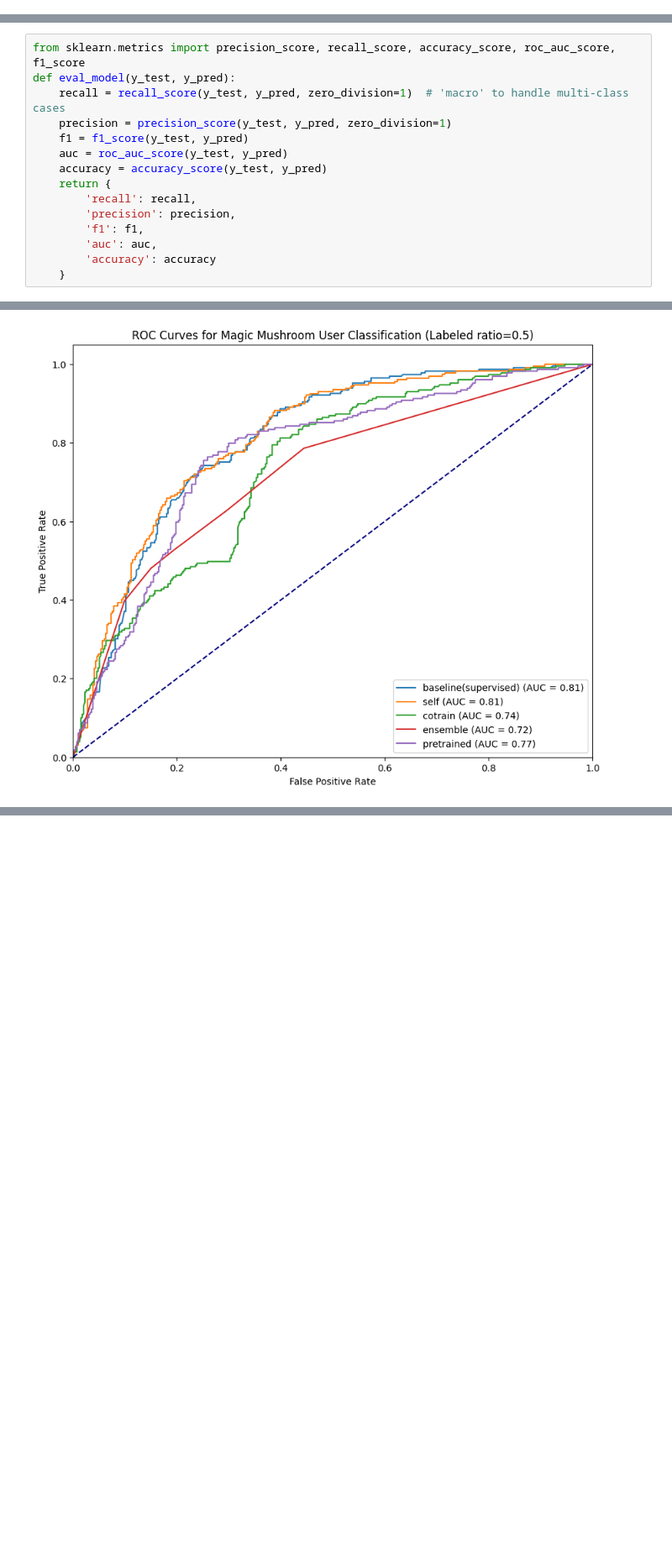
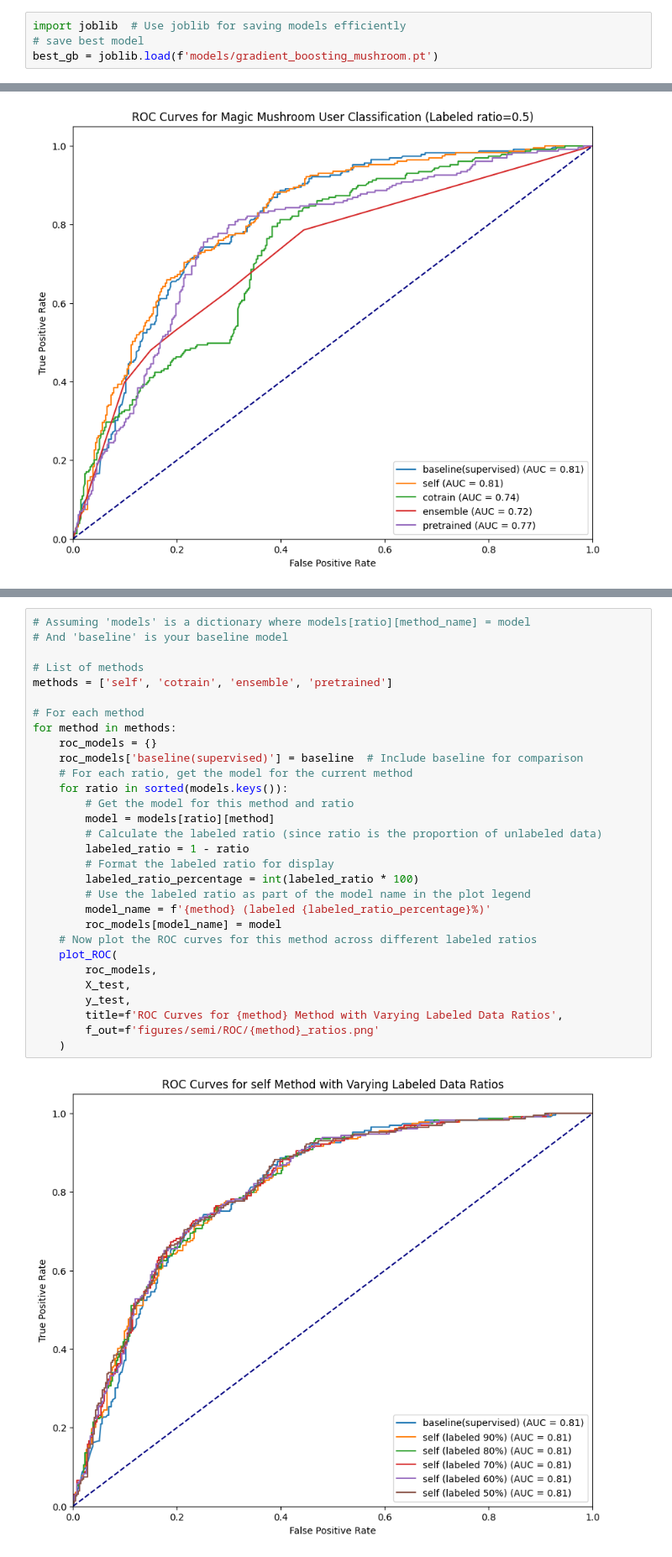
Before and after one commit to bianyuanop/CSI5155_2024F_Project, a Jupyter notebook: project.ipynb, the cells around one changed output, grey strips where cells are left out. Shown at 84% size. Saved outputs shown, nothing was run; the diff lists cells and outputs as text; blank space fills up the shorter version.

```diff
--- a/project.ipynb
+++ b/project.ipynb
@@ -249,6 +248,10 @@ def evaluation(models,
     print(f"Best acc: {best_acc}; Best models: {best_models}")
     print(f"Worst acc: {worst_acc}; Worst models: {worst_models}")
     plot_ROC(models, X_test, y_test, title=roc_title, f_out=f_roc)
+# %%
+import joblib  # Use joblib for saving models efficiently
+# save best model
+best_gb = joblib.load(f'models/gradient_boosting_mushroom.pt')
 # %%
 roc_title='ROC Curves for Magic Mushroom User Classification'
 f_cm='figures/baseline/confusion_matrices.png'
@@ -272,15 +274,0 @@ Worst acc: 0.7479935794542536; Worst models: ['Gradient Boosting']
-# %%
-from sklearn.metrics import precision_score, recall_score, accuracy_score, roc_auc_score, f1_score
-def eval_model(y_test, y_pred):
-    recall = recall_score(y_test, y_pred, zero_division=1)  # 'macro' to handle multi-class cases
-    precision = precision_score(y_test, y_pred, zero_division=1)
-    f1 = f1_score(y_test, y_pred)
-    auc = roc_auc_score(y_test, y_pred)
-    accuracy = accuracy_score(y_test, y_pred)
-    return {
-        'recall': recall,
-        'precision': precision,
-        'f1': f1,
-        'auc': auc,
-        'accuracy': accuracy
-    }
@@ -1064,0 +1110,32 @@ for ratio in models:
+# %%
+# Assuming 'models' is a dictionary where models[ratio][method_name] = model
+# And 'baseline' is your baseline model
+
+# List of methods
+methods = ['self', 'cotrain', 'ensemble', 'pretrained']
+
+# For each method
+for method in methods:
+    roc_models = {}
+    roc_models['baseline(supervised)'] = baseline  # Include baseline for comparison
+    # For each ratio, get the model for the current method
+    for ratio in sorted(models.keys()):
+        # Get the model for this method and ratio
+        model = models[ratio][method]
+        # Calculate the labeled ratio (since ratio is the proportion of unlabeled data)
+        labeled_ratio = 1 - ratio
+        # Format the labeled ratio for display
+        labeled_ratio_percentage = int(labeled_ratio * 100)
+        # Use the labeled ratio as part of the model name in the plot legend
+        model_name = f'{method} (labeled {labeled_ratio_percentage}%)'
+        roc_models[model_name] = model
+    # Now plot the ROC curves for this method across different labeled ratios
+    plot_ROC(
+        roc_models,
+        X_test,
+        y_test,
+        title=f'ROC Curves for {method} Method with Varying Labeled Data Ratios',
+        f_out=f'figures/semi/ROC/{method}_ratios.png'
+    )
+# %% [output]
+[figure, added]
```
Also changed, not shown: parts of 20 cells of this notebook, 7 other files.
